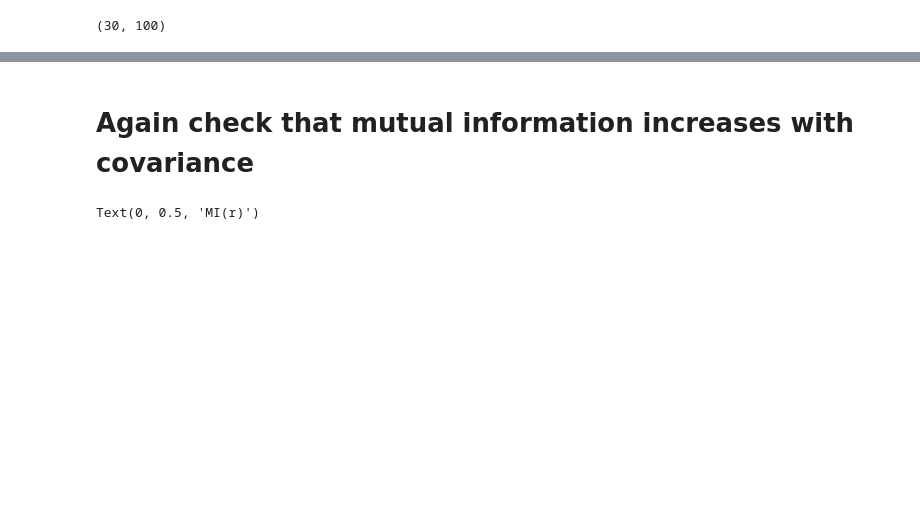
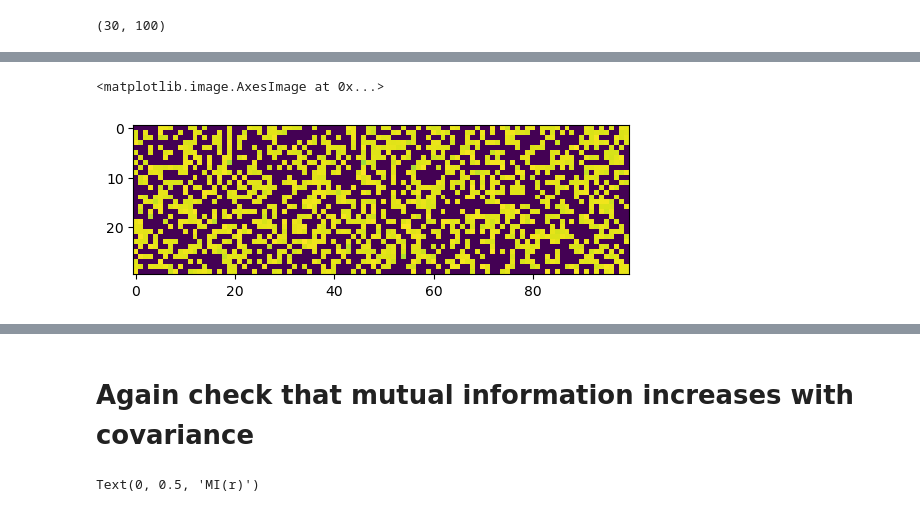
Before and after one commit to juancarlosfdc/noncanonical-olfaction, a Jupyter notebook: canonical-model-jax.ipynb, the cells around one changed output, grey strips where cells are left out. Saved outputs shown, nothing was run; the diff lists cells and outputs as text; code cells hidden in the pictures; blank space fills up the shorter version.

```diff
--- a/canonical-model-jax.ipynb
+++ b/canonical-model-jax.ipynb
@@ -170,0 +214,6 @@ ax.legend()
+# %%
+logw = jnp.log(W_opt)
+# %%
+logw = jnp.nan_to_num(logw, nan=-10)
+# %%
+logw = logw.at[logw < -2].set(-10)
@@ -170,0 +224,6 @@ ax.legend()
+# %%
+fig, ax = plt.subplots()
+ax.imshow(logw)
+# %% [output]
+<matplotlib.image.AxesImage at 0x...>
+[figure, added]
```
Also changed, not shown: parts of 18 cells of this notebook.
